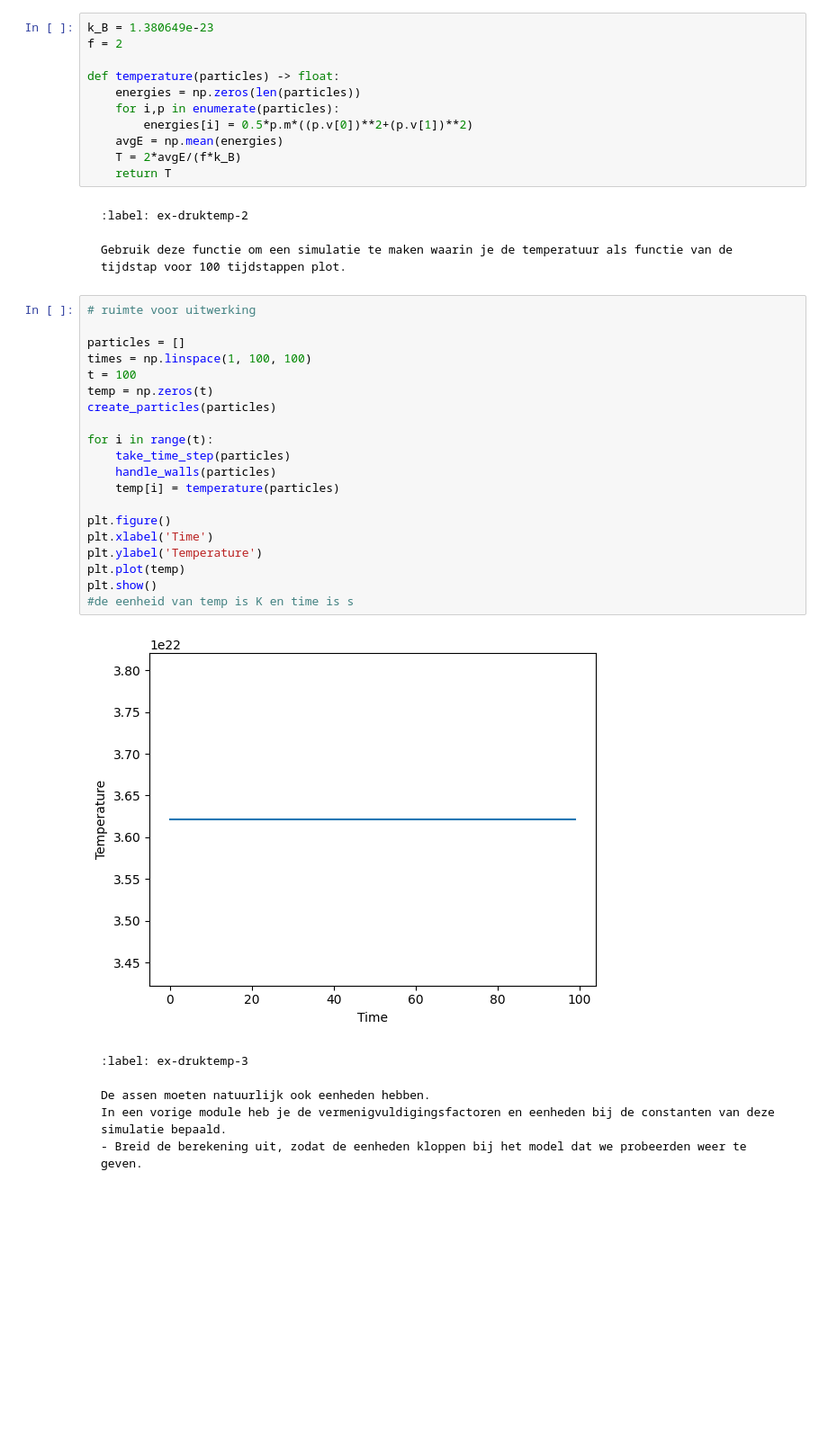
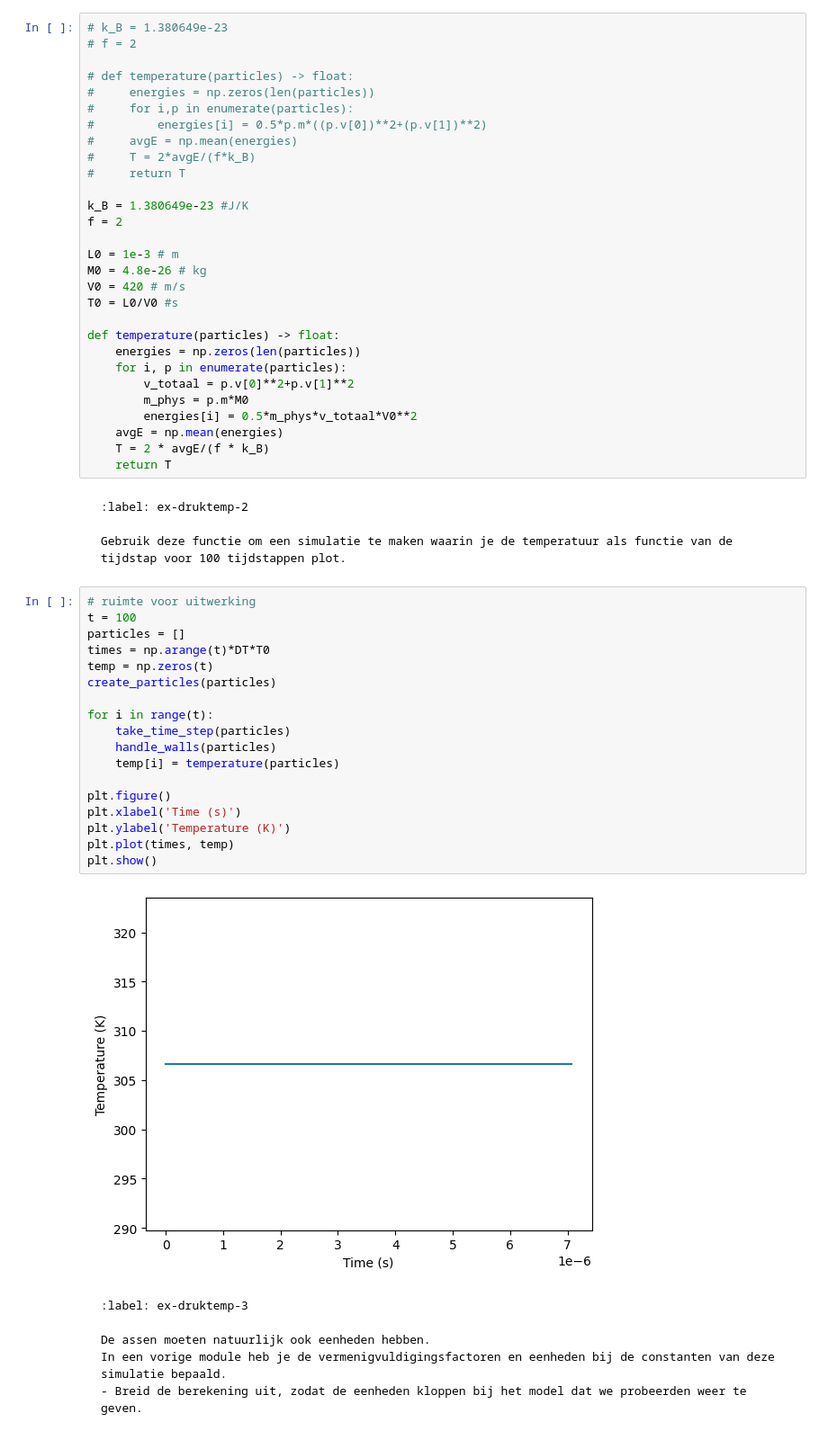
Before and after one commit to Toomab/warme-dynamica, a Jupyter notebook: Content/PySim/5_druktemp.ipynb, the cells around one changed output. Shown at 90% size. Cells and saved outputs as stored; diff of their text form; blank space fills up the shorter version.

````diff
--- a/Content/PySim/5_druktemp.ipynb
+++ b/Content/PySim/5_druktemp.ipynb
@@ -190,15 +190,33 @@ Hierbij is
 Schrijf een functie die de temperatuur van het gas in onze simulatie bepaalt:
 ```
 # %%
-k_B = 1.380649e-23
+# k_B = 1.380649e-23
+# f = 2
+
+# def temperature(particles) -> float:
+#     energies = np.zeros(len(particles))
+#     for i,p in enumerate(particles):
+#         energies[i] = 0.5*p.m*((p.v[0])**2+(p.v[1])**2)
+#     avgE = np.mean(energies)
+#     T = 2*avgE/(f*k_B)
+#     return T
+
+k_B = 1.380649e-23 #J/K
 f = 2
+
+L0 = 1e-3 # m
+M0 = 4.8e-26 # kg
+V0 = 420 # m/s
+T0 = L0/V0 #s
 
 def temperature(particles) -> float:
     energies = np.zeros(len(particles))
-    for i,p in enumerate(particles):
-        energies[i] = 0.5*p.m*((p.v[0])**2+(p.v[1])**2)
+    for i, p in enumerate(particles):
+        v_totaal = p.v[0]**2+p.v[1]**2
+        m_phys = p.m*M0
+        energies[i] = 0.5*m_phys*v_totaal*V0**2
     avgE = np.mean(energies)
-    T = 2*avgE/(f*k_B)
+    T = 2 * avgE/(f * k_B)
     return T
 # %% [markdown]
 ```{exercise} Temperatuurplot
@@ -208,26 +226,24 @@ Gebruik deze functie om een simulatie te maken waarin je de temperatuur als func
 ```
 # %%
 # ruimte voor uitwerking
-
+t = 100
 particles = []
-times = np.linspace(1, 100, 100)
-t = 100
+times = np.arange(t)*DT*T0
 temp = np.zeros(t)
 create_particles(particles)
 
 for i in range(t):
     take_time_step(particles)
     handle_walls(particles)
     temp[i] = temperature(particles)
 
 plt.figure()
-plt.xlabel('Time')
-plt.ylabel('Temperature')
-plt.plot(temp)
+plt.xlabel('Time (s)')
+plt.ylabel('Temperature (K)')
+plt.plot(times, temp)
 plt.show()
-#de eenheid van temp is K en time is s
 # %% [output]
-[figure, old version]
+[figure, new version]
 # %% [markdown]
 ```{exercise}
 :label: ex-druktemp-3
````
Also changed, not shown: parts of 7 cells of this notebook.
